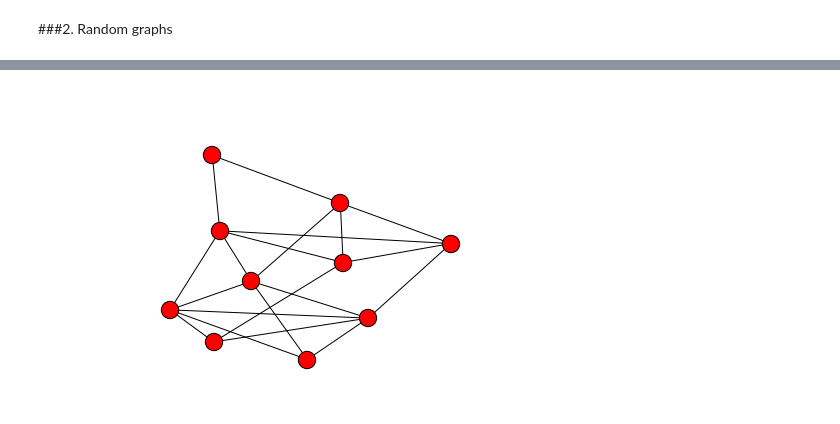
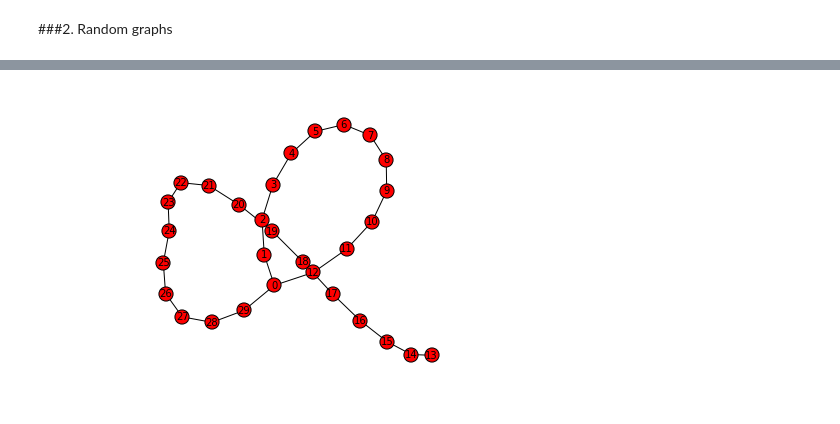
Before and after one commit to kmk4021/data_science, a Jupyter notebook: Assignment4-SNA.ipynb, the cells around one changed output, grey strips where cells are left out. Saved outputs shown, nothing was run; the diff lists cells and outputs as text; code cells hidden in the pictures.

```diff
--- a/Assignment4-SNA.ipynb
+++ b/Assignment4-SNA.ipynb
@@ -167,5 +370,5 @@ nx.draw(lobster, node_size=300, with_label=True, font_size=15)
 # %%
-watts = nx.watts_strogatz_graph(10, 4, 0.5)
-nx.draw(watts, node_size=300, with_label=True, font_size=15)
+ws=nx.watts_strogatz_graph(30,3,0.1)
+nx.draw(ws, node_size=200, with_labels=True, font_size=10)
 # %% [output]
-[figure, old version]
+[figure, new version]
```
Also changed, not shown: parts of 19 cells of this notebook.
